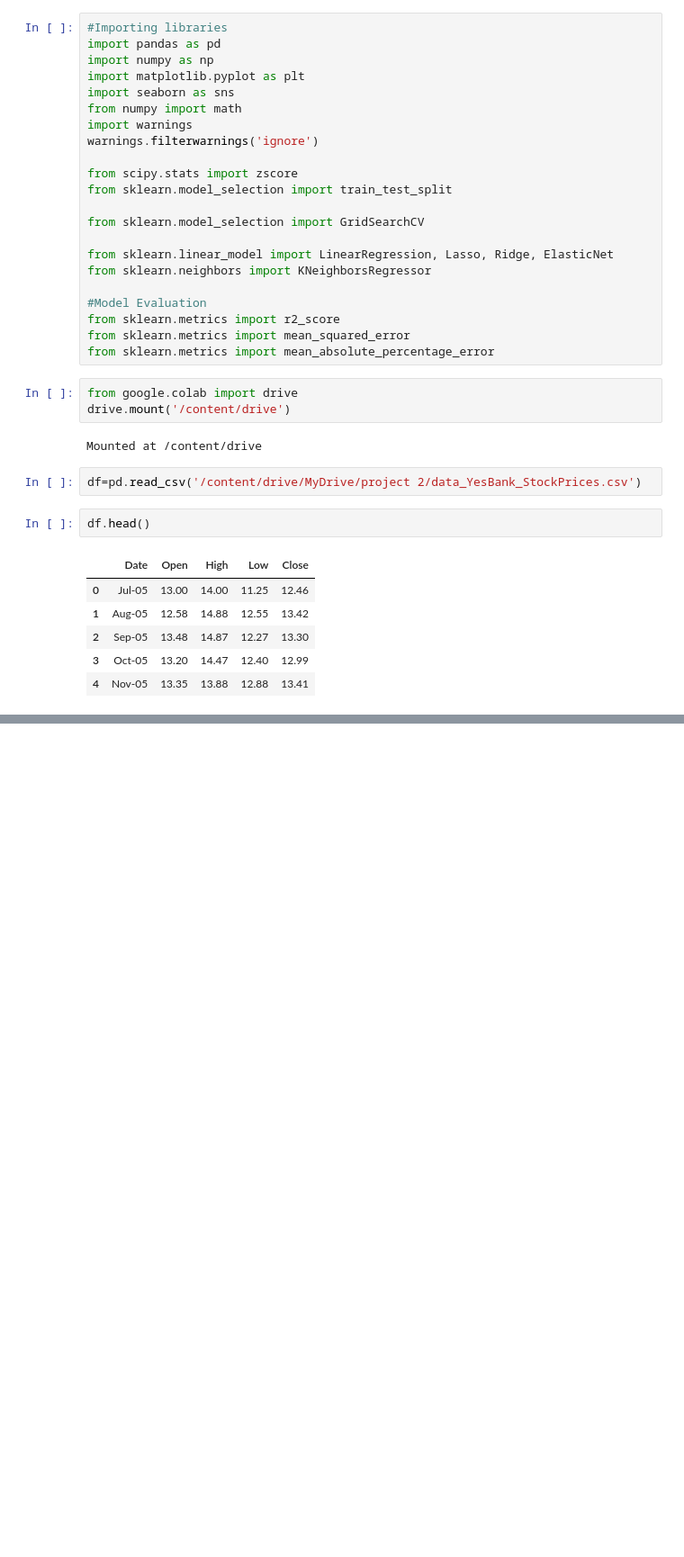
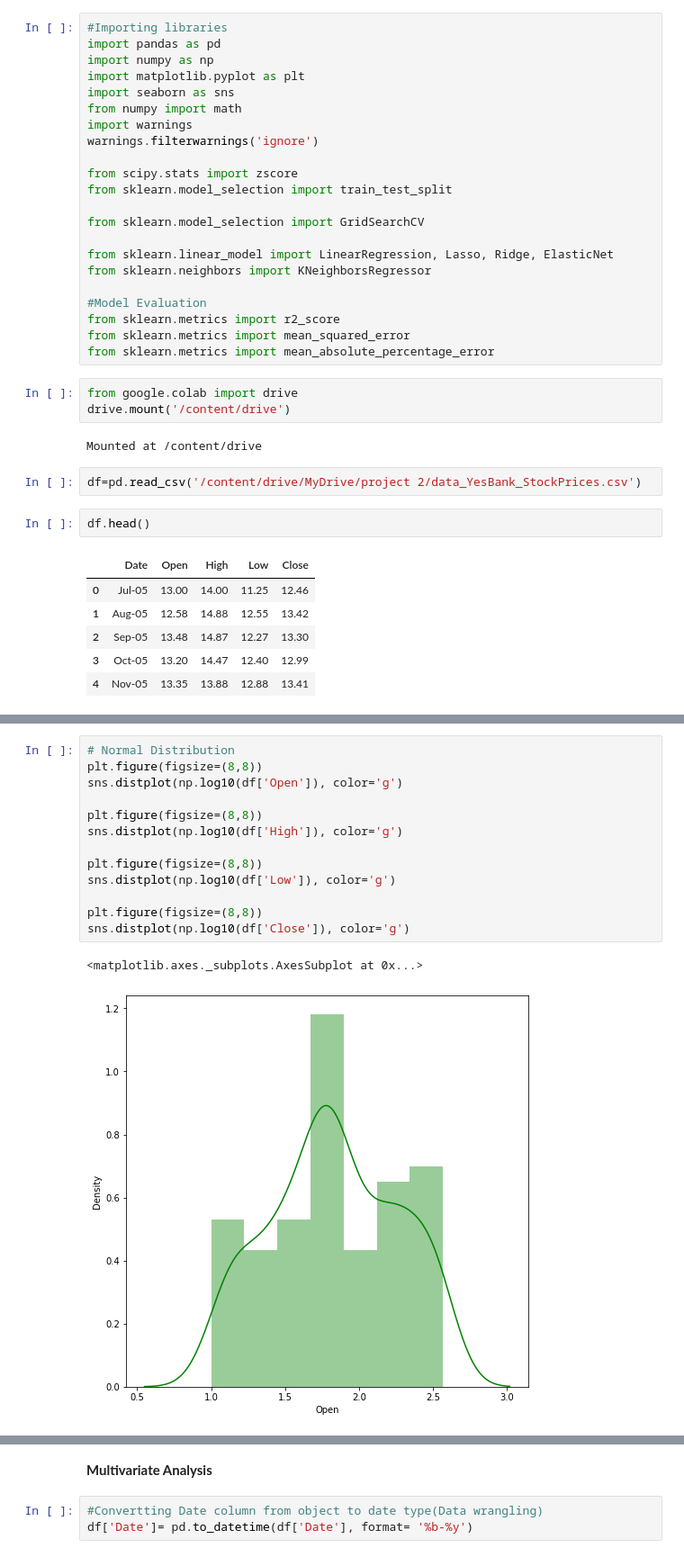
Before and after one commit to sunanda-debnath/Yes-Bank-Stock-Predication, a Jupyter notebook: Yes__Bank__Stock_Predication.ipynb, the cells around one changed output, grey strips where cells are left out. Shown: that part at 90% size. Cells and saved outputs as stored; diff of their text form; blank space fills up the shorter version.

```diff
--- a/Yes__Bank__Stock_Predication.ipynb
+++ b/Yes__Bank__Stock_Predication.ipynb
@@ -74,0 +153,16 @@ df.head()
+# %%
+# Normal Distribution
+plt.figure(figsize=(8,8))
+sns.distplot(np.log10(df['Open']), color='g')
+
+plt.figure(figsize=(8,8))
+sns.distplot(np.log10(df['High']), color='g')
+
+plt.figure(figsize=(8,8))
+sns.distplot(np.log10(df['Low']), color='g')
+
+plt.figure(figsize=(8,8))
+sns.distplot(np.log10(df['Close']), color='g')
+# %% [output]
+<matplotlib.axes._subplots.AxesSubplot at 0x...>
+[figure, added]
@@ -74,0 +172,5 @@ df.head()
+# %% [markdown]
+**Multivariate Analysis**
+# %%
+#Convertting Date column from object to date type(Data wrangling)
+df['Date']= pd.to_datetime(df['Date'], format= '%b-%y')
```
Also changed, not shown: parts of 14 cells of this notebook.
